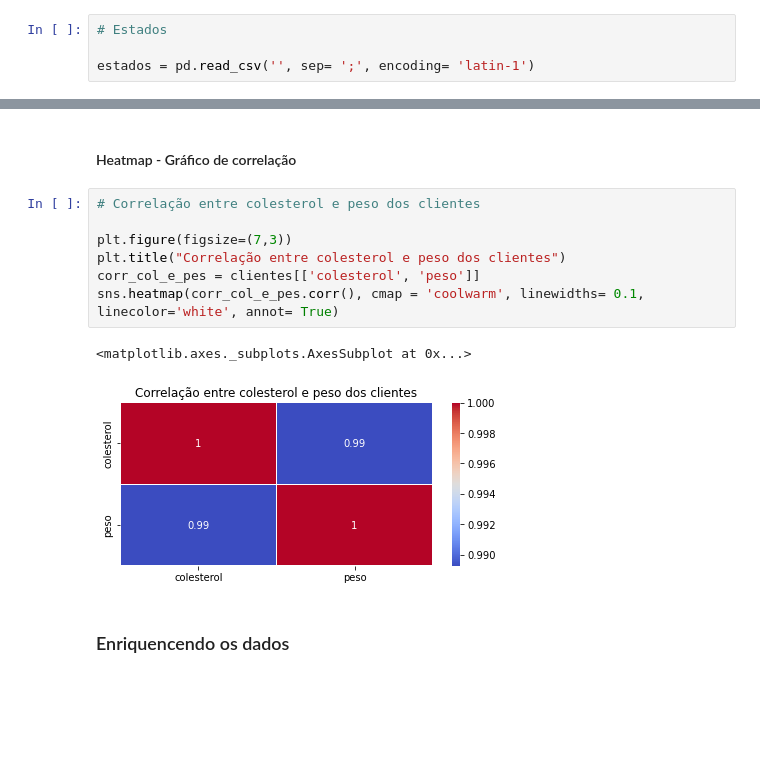
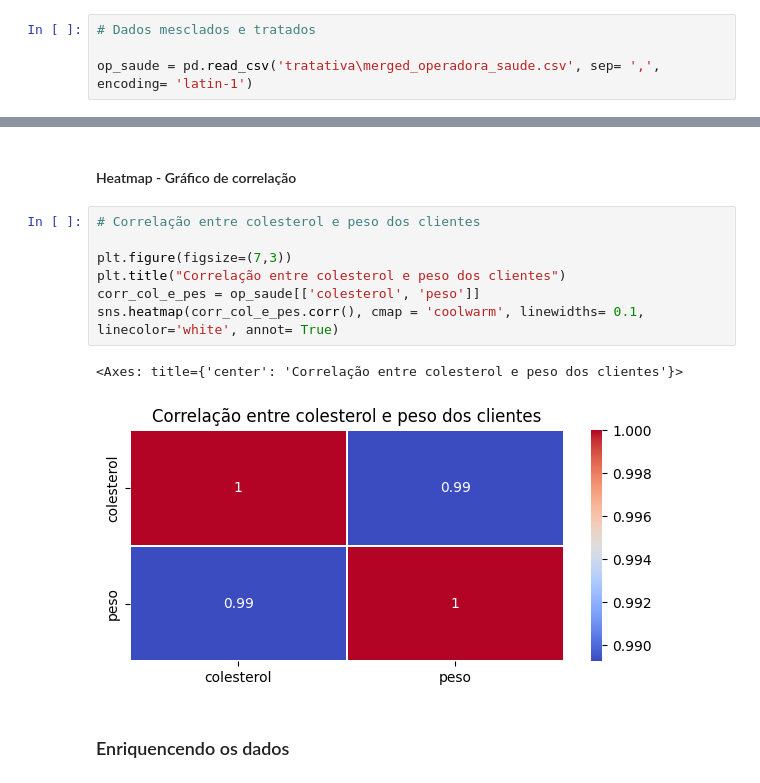
Before and after one commit to magalhaesaamanda/EDA_Operadora_Saude, a Jupyter notebook: Eda_Operadora_de_saude.ipynb, the cells around one changed output, grey strips where cells are left out. Drawn from its saved outputs; the diff is of its cells as text; blank space fills up the shorter version.

```diff
--- a/Eda_Operadora_de_saude.ipynb
+++ b/Eda_Operadora_de_saude.ipynb
@@ -26,6 +26,6 @@ plotly:5.13.0
 # %% [markdown]
 # Coleta de dados
 # %%
-# Estados
+# Dados mesclados e tratados
 
-estados = pd.read_csv('', sep= ';', encoding= 'latin-1')
+op_saude = pd.read_csv('tratativa\merged_operadora_saude.csv', sep= ',', encoding= 'latin-1')
@@ -361,13 +76,13 @@ sns.boxplot(x = 'colesterol', data=clientes, orient= 'h')
 # %%
 # Correlação entre colesterol e peso dos clientes
 
 plt.figure(figsize=(7,3))
 plt.title("Correlação entre colesterol e peso dos clientes")
-corr_col_e_pes = clientes[['colesterol', 'peso']]
+corr_col_e_pes = op_saude[['colesterol', 'peso']]
 sns.heatmap(corr_col_e_pes.corr(), cmap = 'coolwarm', linewidths= 0.1, linecolor='white', annot= True)
 # %% [output]
-<matplotlib.axes._subplots.AxesSubplot at 0x...>
+<Axes: title={'center': 'Correlação entre colesterol e peso dos clientes'}>
-[figure, old version]
+[figure, new version]
 # %% [markdown]
 ### Enriquencendo os dados
 # %% [markdown]
```
Also changed, not shown: parts of 85 cells of this notebook.
